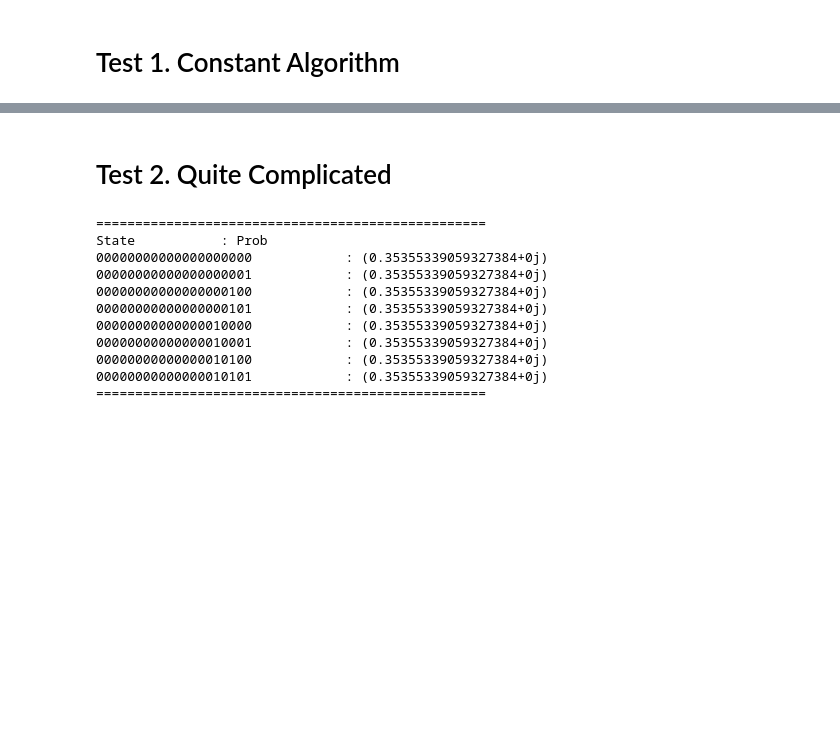
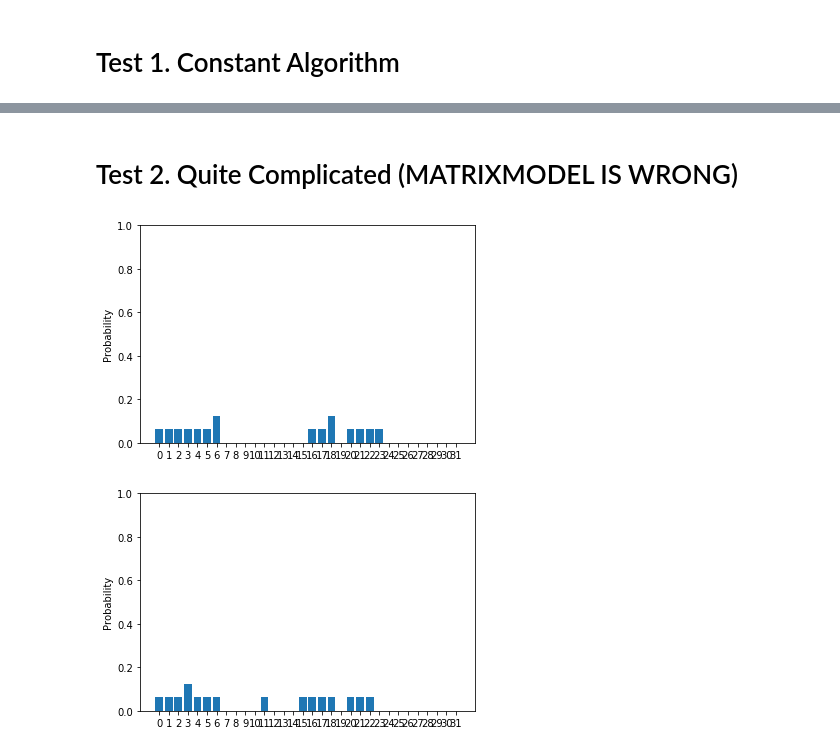
Before and after one commit to GyunghunKim/QCAD, a Jupyter notebook: Test.ipynb, the cells around one changed output, grey strips where cells are left out. Cells and saved outputs as stored; diff of their text form; code cells hidden in the pictures; blank space fills up the shorter version.

Commit message:
Matrixmodel is Wrong

```diff
--- a/Test.ipynb
+++ b/Test.ipynb
@@ -51,47 +47,39 @@ State           : Prob
 # %% [markdown]
-# Test 2. Quite Complicated
+# Test 2. Quite Complicated (MATRIXMODEL IS WRONG)
 # %%
 SWAP = Module('SWAP', 2, [tm.CX[0, 1],
                          tm.CX[1, 0],
                          tm.CX[0, 1]])
 
 # Controlled Gates
 
 CH = tm.MCU('CH', 2, [0], tm.H[1])
 CS = tm.MCU('CS', 2, [0], tm.S[1])
 CT = tm.MCU('CT', 2, [0], tm.T[1])
 
 # Module Fourier3
 
 F3 = Module('F3', 3, [tm.H[0],
                       CS[1, 0],
                       CT[2, 0],
                       tm.H[1],
                       CS[2, 1],
                       tm.H[2],
                       SWAP[0, 2]])
 
 # Module Quantum Circuit
 
 CSWAP = tm.MCU('CSWAP', 3, [0], SWAP[1, 2])
 
-QC = Module('QC', 20, [F3[0, 2, 4],
+QC = Module('QC', 5, [F3[0, 2, 4],
                       CSWAP[4, 0, 2],
                       tm.MCU('MCF3', 5, [0, 1], F3[2, 3, 4])[0, 1, 2, 3, 4]])
 
 qc = QuantumCircuit(QC)
 
 #execute('MatrixModel', qc, option='nonzero')
-execute('Cimulator', qc, option='nonzero')
+execute('MatrixModel', qc, [[1, 0], [1/np.sqrt(2), 1/np.sqrt(2)], [1, 0], [1, 0], [1, 0]], option='barplot')
+execute('Cimulator', qc, [[1, 0], [1/np.sqrt(2), 1/np.sqrt(2)], [1, 0], [1, 0], [1, 0]], option='barplot')
 # %% [output]
-==================================================
-State           : Prob
-00000000000000000000            : (0.35355339059327384+0j)
-00000000000000000001            : (0.35355339059327384+0j)
-00000000000000000100            : (0.35355339059327384+0j)
-00000000000000000101            : (0.35355339059327384+0j)
-00000000000000010000            : (0.35355339059327384+0j)
-00000000000000010001            : (0.35355339059327384+0j)
-00000000000000010100            : (0.35355339059327384+0j)
-00000000000000010101            : (0.35355339059327384+0j)
-==================================================
+[figure, added]
+[figure, added]
```
Also changed, not shown: parts of 1 cell of this notebook, 1 other file.
